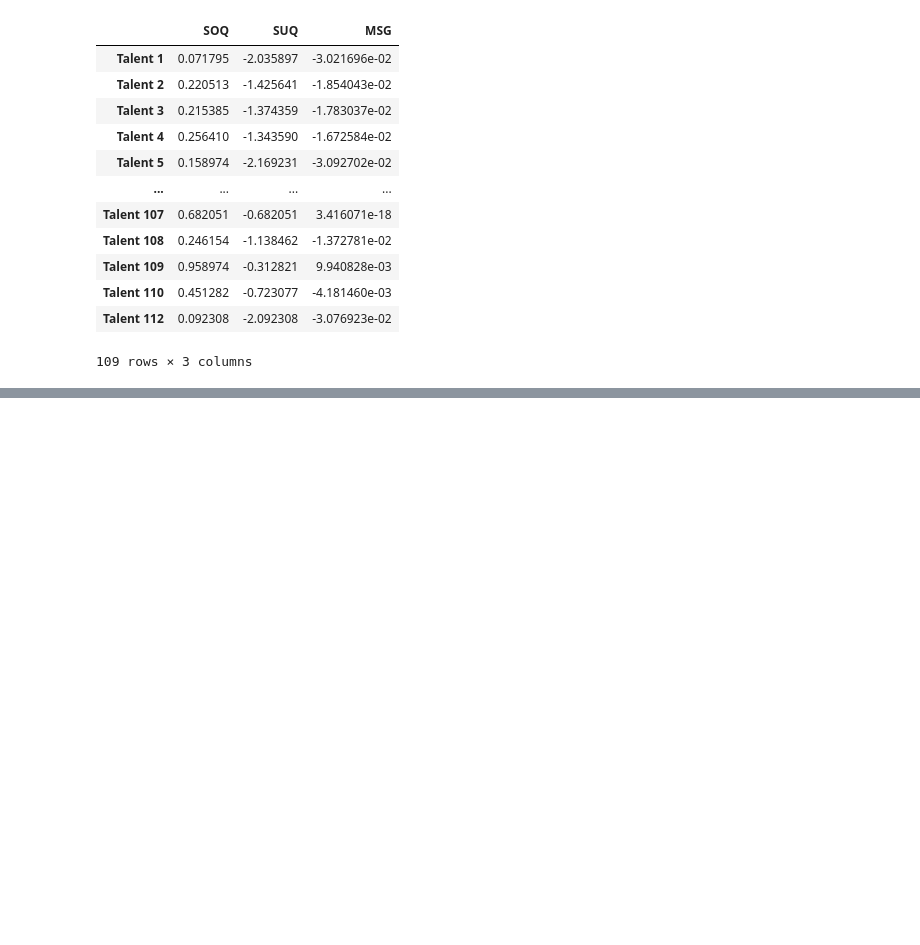
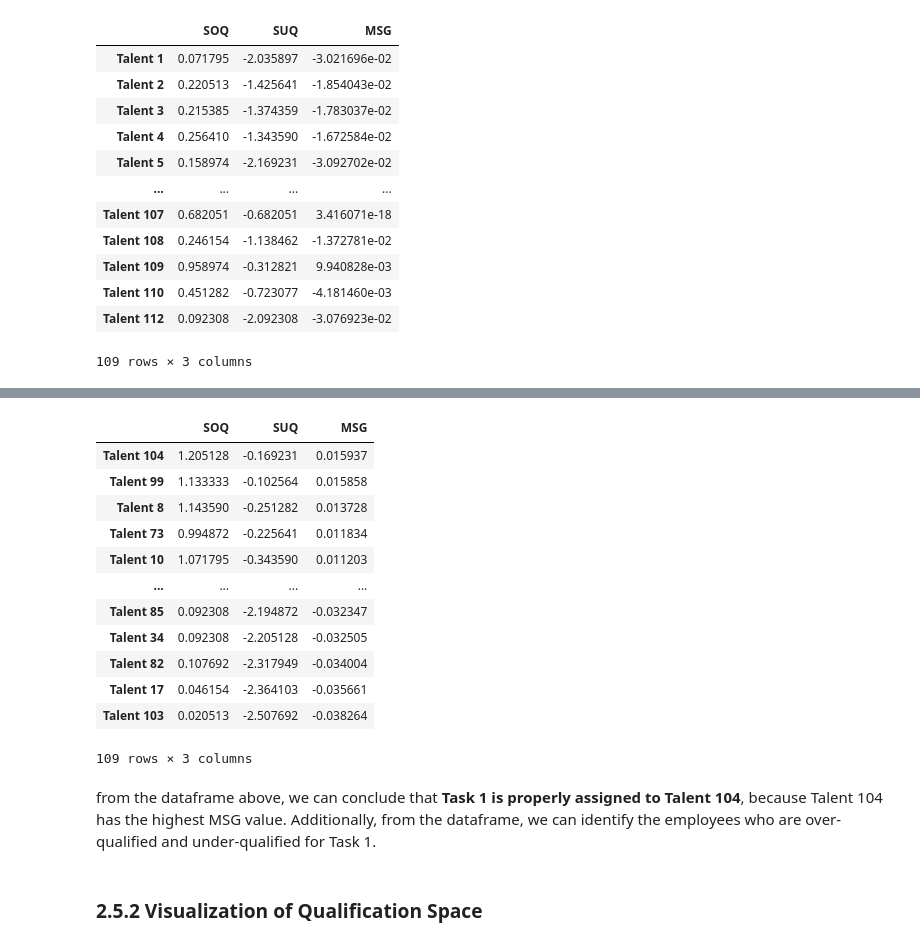
Before and after one commit to TK-Bunga-Matahari/shinchan, a Jupyter notebook: playgorund/competence_assesment/competence_assesment.ipynb, the cells around one changed output, grey strips where cells are left out. Saved outputs shown, nothing was run; the diff lists cells and outputs as text; code cells hidden in the pictures; blank space fills up the shorter version.

Commit message:
add: ranking the candidates for task 1

```diff
--- a/playgorund/competence_assesment/competence_assesment.ipynb
+++ b/playgorund/competence_assesment/competence_assesment.ipynb
@@ -374,0 +381,21 @@ qs_df
+# %%
+ranking_df = qs_df.sort_values('MSG', ascending=False)
+ranking_df
+# %% [output]
+|  | SOQ | SUQ | MSG |
+| Talent 104 | 1.205128 | -0.169231 | 0.015937 |
+| Talent 99 | 1.133333 | -0.102564 | 0.015858 |
+| Talent 8 | 1.143590 | -0.251282 | 0.013728 |
+| Talent 73 | 0.994872 | -0.225641 | 0.011834 |
+| Talent 10 | 1.071795 | -0.343590 | 0.011203 |
+| ... | ... | ... | ... |
+| Talent 85 | 0.092308 | -2.194872 | -0.032347 |
+| Talent 34 | 0.092308 | -2.205128 | -0.032505 |
+| Talent 82 | 0.107692 | -2.317949 | -0.034004 |
+| Talent 17 | 0.046154 | -2.364103 | -0.035661 |
+| Talent 103 | 0.020513 | -2.507692 | -0.038264 |
+109 rows × 3 columns
+# %% [markdown]
+from the dataframe above, we can conclude that **Task 1 is properly assigned to Talent 104**, because Talent 104 has the highest MSG value. Additionally, from the dataframe, we can identify the employees who are over-qualified and under-qualified for Task 1.
+# %% [markdown]
+### 2.5.2 Visualization of Qualification Space
```
Also changed, not shown: parts of 1 cell of this notebook.
